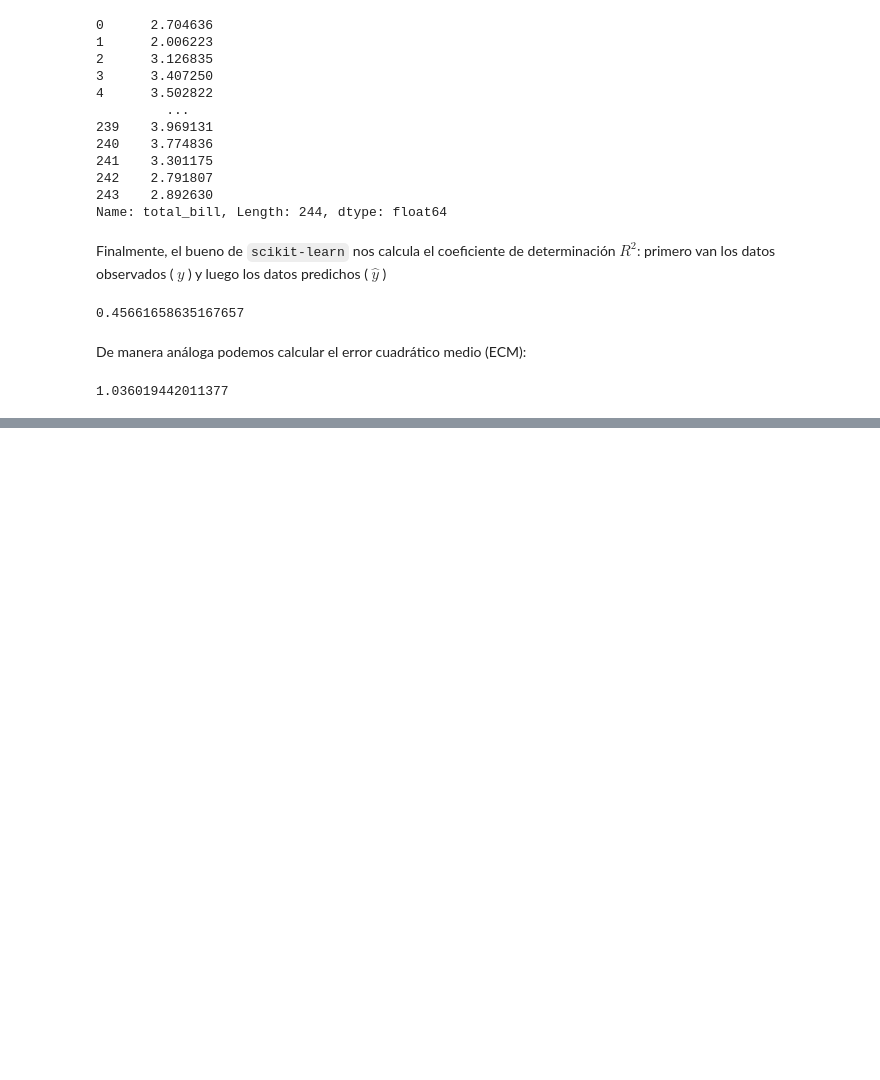
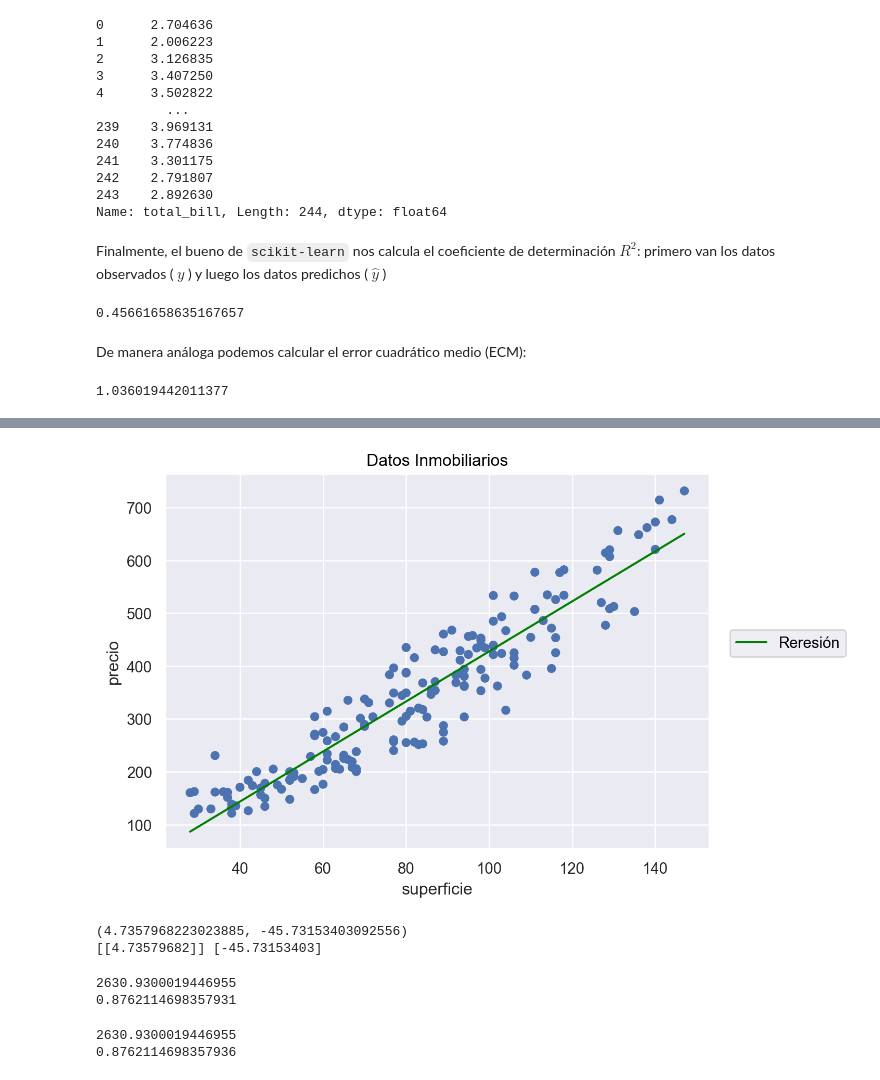
Before and after one commit to romanprs03/labo_de_datos, a Jupyter notebook: clase6-ldd-regresionlineal.ipynb, the cells around one changed output, grey strips where cells are left out. Saved outputs shown, nothing was run; the diff lists cells and outputs as text; code cells hidden in the pictures; blank space fills up the shorter version.

```diff
--- a/clase6-ldd-regresionlineal.ipynb
+++ b/clase6-ldd-regresionlineal.ipynb
@@ -236,0 +292,19 @@ mean_squared_error(datos[['tip']], y_pred)
+# %%
+#Ejercicio 2b:
+
+so.Plot(data = datos_inmuebles, x = "superficie", y = "precio").add(so.Dot()).add(so.Line(color="green"), so.PolyFit(1), label= "Reresión").label(title= "Datos Inmobiliarios")
+# %% [output]
+[figure, added]
+# %%
+#Ejercicio 2c:
+
+print(coefs_rl(datos_inmuebles["superficie"], datos_inmuebles["precio"]))
+
+modelo = linear_model.LinearRegression()
+modelo.fit(datos_inmuebles[["superficie"]], datos_inmuebles[["precio"]])
+beta_1_inmuebles = modelo.coef_
+beta_0_inmuebles = modelo.intercept_
+print(beta_1_inmuebles , beta_0_inmuebles)
+# %% [output]
+(4.7357968223023885, -45.73153403092556)
+[[4.73579682]] [-45.73153403]
@@ -236,0 +327,20 @@ mean_squared_error(datos[['tip']], y_pred)
+# %%
+#Ejercicio 2e:
+beta_1_value = beta_1_inmuebles.item() if isinstance(beta_1, np.ndarray) else beta_1
+beta_0_value = beta_0_inmuebles.item() if isinstance(beta_0, np.ndarray) else beta_0
+
+print(ecm(datos_inmuebles["superficie"], datos_inmuebles["precio"], beta_1_value, beta_0_value))
+print(r_cuad(datos_inmuebles["superficie"], datos_inmuebles["precio"], beta_1_value, beta_0_value))
+# %% [output]
+2630.9300019446955
+0.8762114698357931
+# %%
+#Ejercicio 2f:
+
+y_pred = modelo.predict(datos_inmuebles[["superficie"]])
+
+print(mean_squared_error(datos_inmuebles[["precio"]], y_pred))
+print(r2_score(datos_inmuebles[["precio"]], y_pred))
+# %% [output]
+2630.9300019446955
+0.8762114698357936
```
Also changed, not shown: parts of 18 cells of this notebook, 2 other files.
